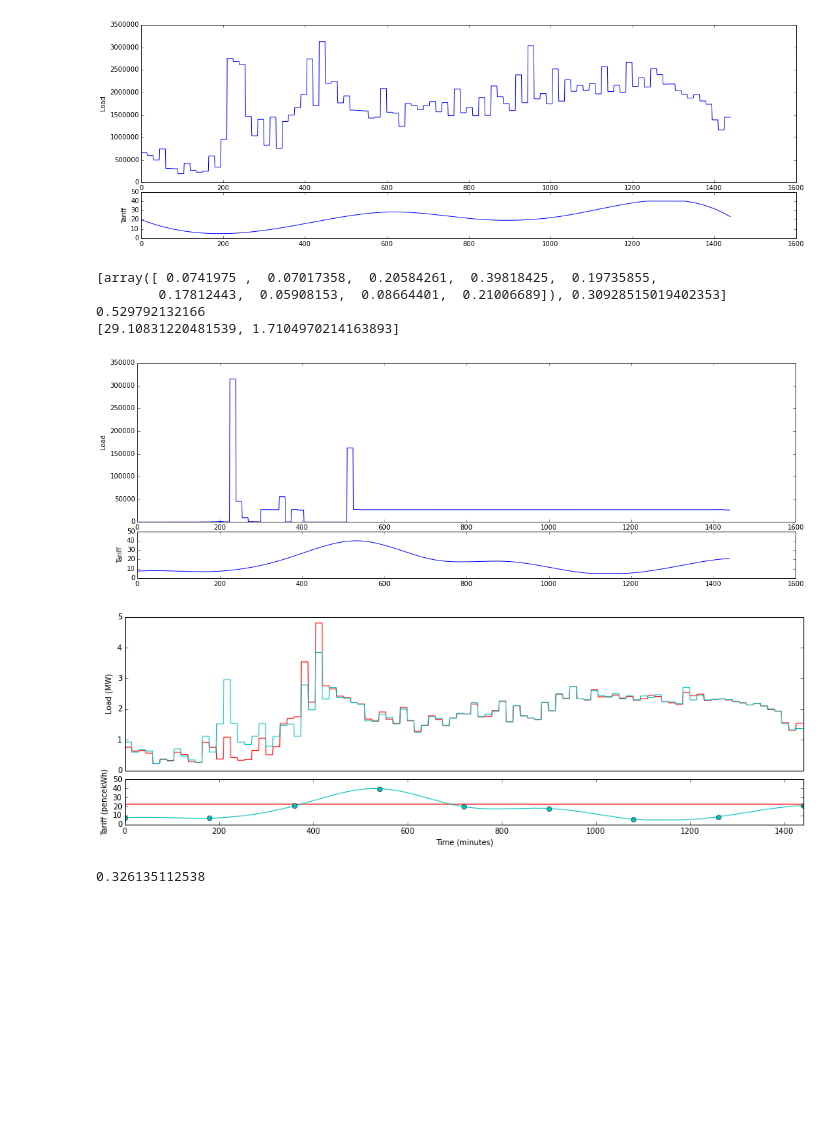
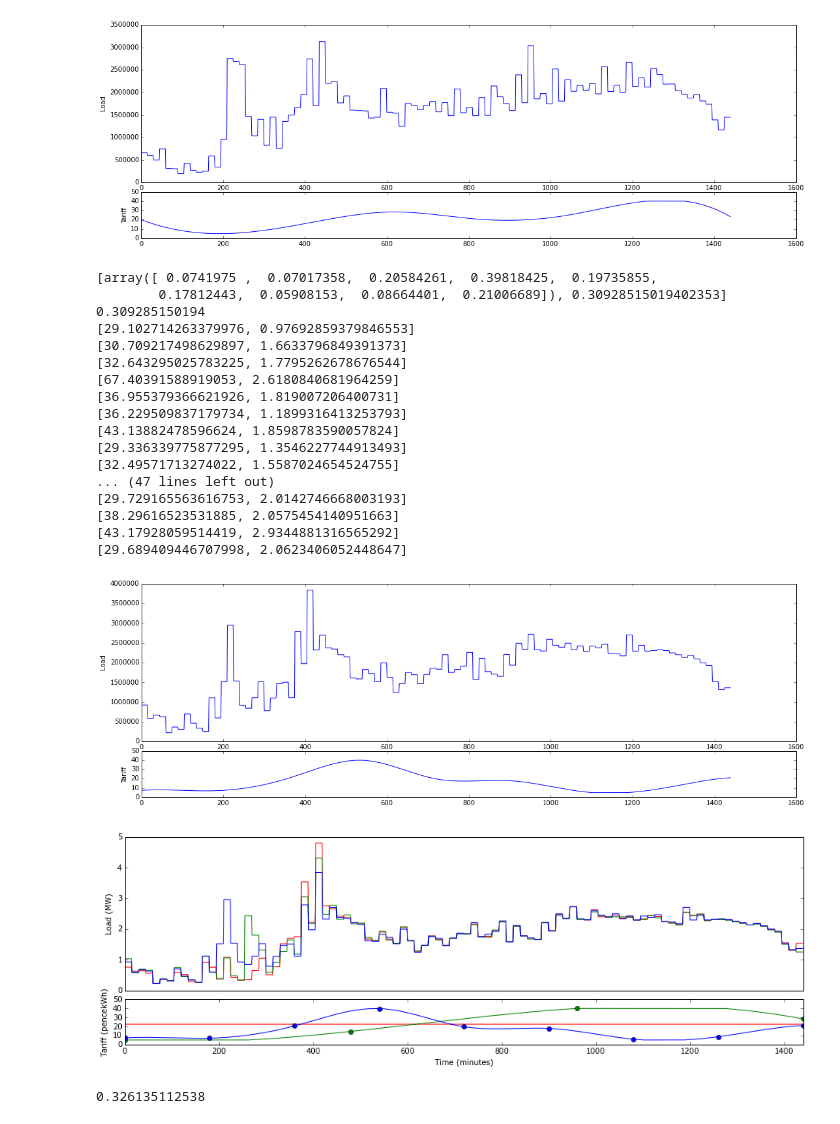
Before and after one commit to markm541374/tariffset, a Jupyter notebook: GPGO.ipynb, the cells around one changed output. Cells and saved outputs as stored; diff of their text form; code cells hidden in the pictures; blank space fills up the shorter version.

```diff
--- a/GPGO.ipynb
+++ b/GPGO.ipynb
@@ -207,34 +239,47 @@ print c8
 [figure]
 # %%
 import tariffopt as TO
-e=TO.experiment(gen_sqexp_k,[1,0.2,0.2,0.2,0.2,0.2,0.2,0.2,0.2,0.2],[[0,1],[-1,1],[-1,1],[-1,1],[-1,1],[-1,1],[-1,1],[-1,1],[-1,1],[-1,1]],["fg.txt"],[0.4,0.4,0.4,0.4,0.4,0.4,0.4,0.4,0.4],[0.05,0.05,0.05,0.05,0.05,0.05,0.05,0.05,0.05],TO.gen_3interp_tariff,TO.load_cost_abflatness)
+e=TO.experiment(gen_sqexp_k,[1,0.2,0.2,0.2,0.2,0.2,0.2,0.2,0.2,0.2],[[0,1],[-1,1],[-1,1],[-1,1],[-1,1],[-1,1],[-1,1],[-1,1],[-1,1],[-1,1]],["ts1.txt"],[0.4,0.4,0.4,0.4,0.4,0.4,0.4,0.4,0.4],[0.05,0.05,0.05,0.05,0.05,0.05,0.05,0.05,0.05],TO.gen_3interp_tariff,TO.load_cost_abflatness)
 e.loadtrace('res/trace9.txt')
 print e.G.best
 
 c9,data9=e.o.eval_under_tariff(e.G.best[0],plot_=True,data_=True)
 p9=e.G.best[0]
 print c9
 # %% [output]
 [array([ 0.0741975 ,  0.07017358,  0.20584261,  0.39818425,  0.19735855,
         0.17812443,  0.05908153,  0.08664401,  0.21006689]), 0.30928515019402353]
-0.529792132166
-[29.10831220481539, 1.7104970214163893]
+0.309285150194
+[29.102714263379976, 0.97692859379846553]
+[30.709217498629897, 1.6633796849391373]
+[32.643295025783225, 1.7795262678676544]
+[67.40391588919053, 2.6180840681964259]
+[36.955379366621926, 1.819007206400731]
+[36.229509837179734, 1.1899316413253793]
+[43.13882478596624, 1.8598783590057824]
+[29.336339775877295, 1.3546227744913493]
+[32.49571713274022, 1.5587024654524755]
+... (47 lines left out)
+[29.729165563616753, 2.0142746668003193]
+[38.29616523531885, 2.0575454140951663]
+[43.17928059514419, 2.9344881316565292]
+[29.689409446707998, 2.0623406052448647]
-[figure, old version]
+[figure, new version]
 # %%
 plt.figure(figsize=(16,10))
 ax0 = plt.subplot2grid((8,5),(3,0),rowspan=1,colspan=5)
 ax1 = plt.subplot2grid((8,5),(0,0),rowspan=3,colspan=5)
 
 ax0.plot(data[0],'r')
-#ax0.plot(data7[0],'g')
+ax0.plot(data4[0],'g')
 #ax0.plot(data8[0],'b')
-ax0.plot(data9[0],'c')
+ax0.plot(data9[0],'b')
 
 M=lambda x:x/1000000.
 ax1.plot(map(M,data[1]),'r')
-#ax1.plot(map(M,data7[1]),'g')
+ax1.plot(map(M,data4[1]),'g')
 #ax1.plot(map(M,data8[1]),'b')
-ax1.plot(map(M,data9[1]),'c')
+ax1.plot(map(M,data9[1]),'b')
 
 spoints4 = [i*24*60/float(4-1) for i in range(4)]
 spoints7 = [i*24*60/float(7-1) for i in range(7)]
@@ -243,8 +288,8 @@ spoints9 = [i*24*60/float(9-1) for i in range(9)]
 
 
 #ax0.plot(spoints7,100*p7,'go')
-#ax0.plot(spoints8,100*p8,'bo')
-ax0.plot(spoints9,100*p9,'co')
+ax0.plot(spoints4,100*p4,'go')
+ax0.plot(spoints9,100*p9,'bo')
 
 ax0.axis([0,1440,0,50])
 
@@ -254,9 +299,9 @@ ax0.set_xlabel('Time (minutes)')
 ax0.set_ylabel('Tariff (pencekWh)')
 ax1.set_ylabel('Load (MW)')
 
-#plt.savefig('f1.eps')
+#plt.savefig('f1_.eps')
 # %% [output]
-[figure, old version]
+[figure, new version]
 # %%
 print cs
 # %% [output]
```
Also changed, not shown: parts of 3 cells of this notebook, 3 other files.
